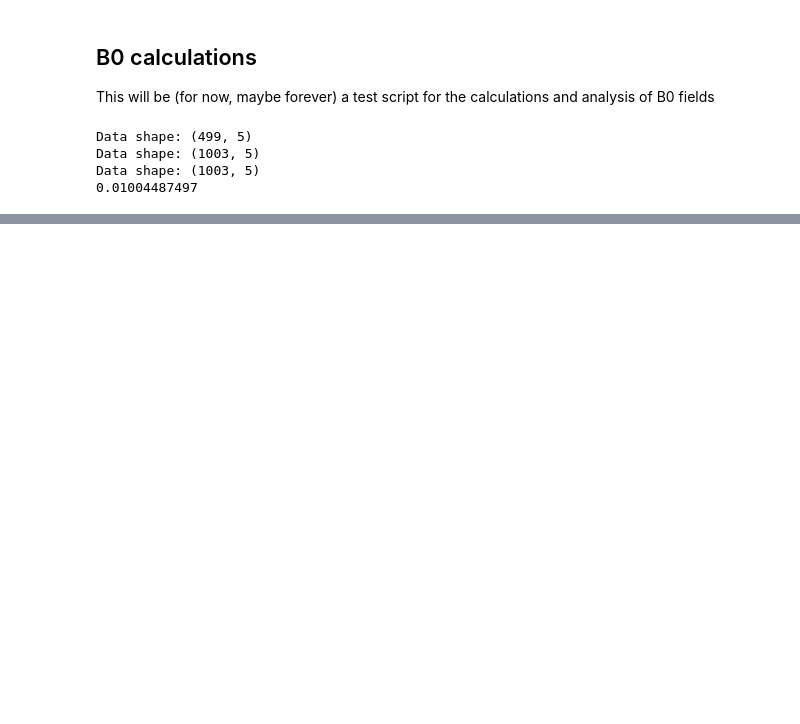
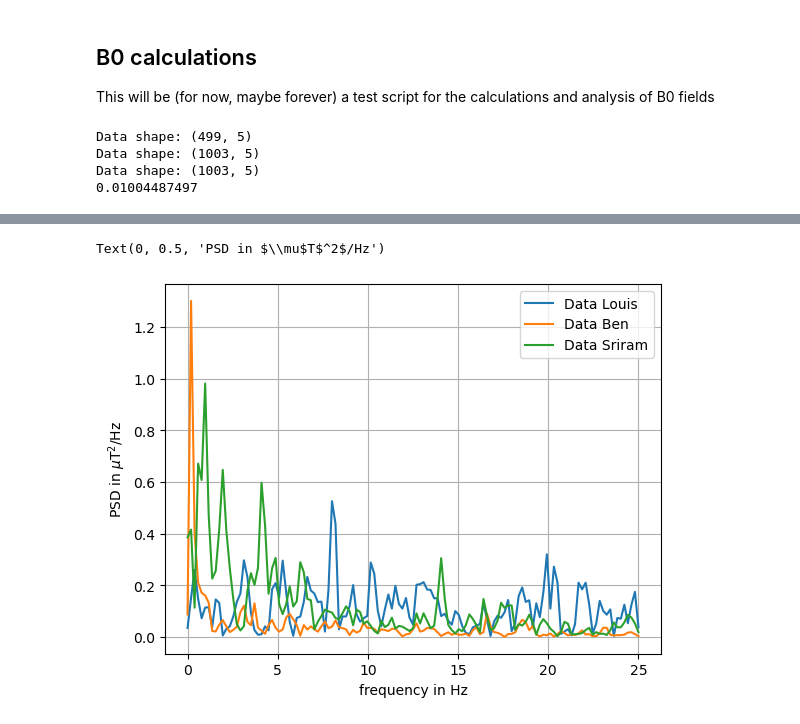
Before and after one commit to edello/QuantumHardwareLab, a Jupyter notebook: B0field/Analysis/B0_test.ipynb, the cells around one changed output, grey strips where cells are left out. Drawn from its saved outputs; the diff is of its cells as text; code cells hidden in the pictures; blank space fills up the shorter version.

```diff
--- a/B0field/Analysis/B0_test.ipynb
+++ b/B0field/Analysis/B0_test.ipynb
@@ -119,0 +222,11 @@ print(x[0])
+# %%
+plt.plot(fl,PSDl,label='Data Louis')
+plt.plot(fb,PSDb,label='Data Ben')
+plt.plot(fs,PSDs,label='Data Sriram')
+plt.grid()
+plt.legend()
+plt.xlabel('frequency in Hz')
+plt.ylabel(r'PSD in $\mu$T$^2$/Hz')
+# %% [output]
+Text(0, 0.5, 'PSD in $\\mu$T$^2$/Hz')
+[figure, added]
```
Also changed, not shown: parts of 17 cells of this notebook, 14 other files.
